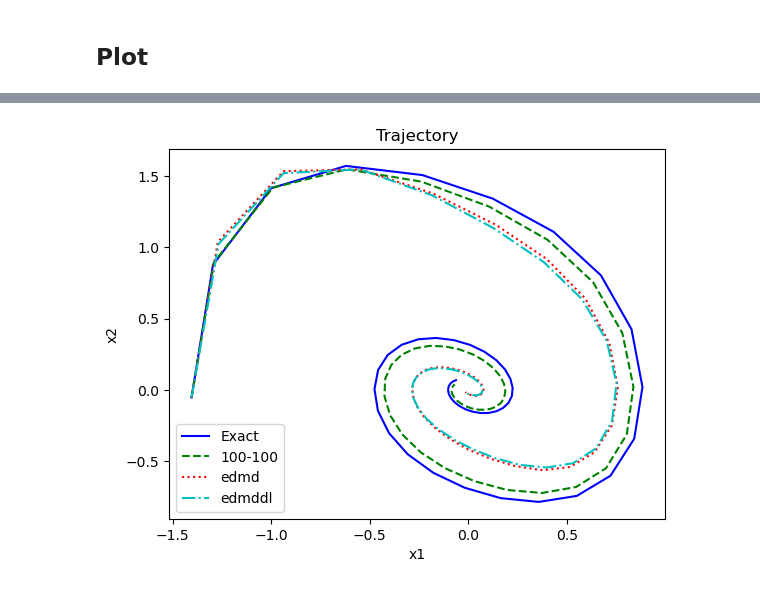
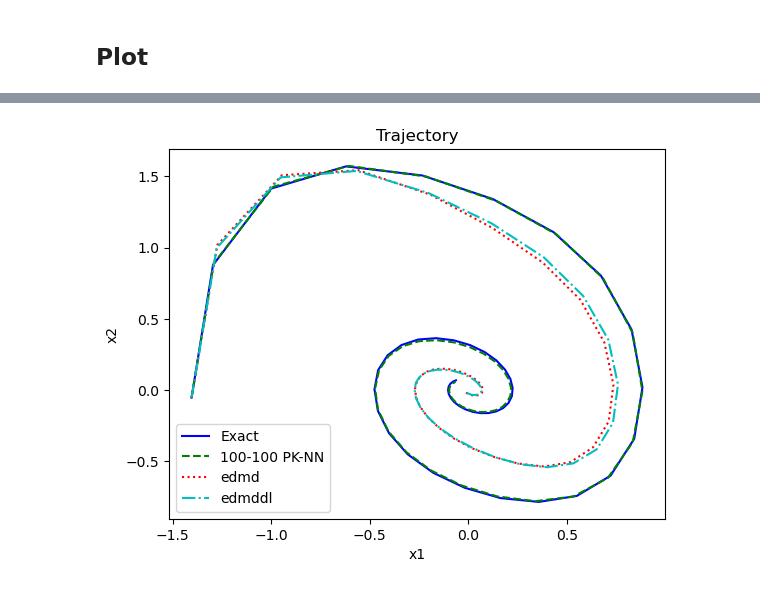
Before and after one commit to ReichtumQian/Para-Koopman-Learning, a Jupyter notebook: example/duffing/100-100duffing.ipynb, the cells around one changed output, grey strips where cells are left out. Saved outputs shown, nothing was run; the diff lists cells and outputs as text; code cells hidden in the pictures.

```diff
--- a/example/duffing/100-100duffing.ipynb
+++ b/example/duffing/100-100duffing.ipynb
@@ -40,36 +44,38 @@ CUDA is available. GPU is being used.
 # %% [markdown]
 ## Plot
+# %%
+param = torch.tensor([[0.5, 1.0, 1.0]]).detach()
+x_min = param_solver.x_min
+x_max = param_solver.x_max
+traj_len = param_solver.traj_len
+dynamics = param_solver.dynamics
+state_pos = [0,1]
+
+# Solving via EDMD and EDMDDL
+edmd_K, edmd_dictionary = edmd_solver.solve(param)
+edmddl_K, edmddl_dictionary = edmddl_solver.solve(param)
+
+
+dataset_predict = pkdl.KoopmanDataSet(dynamics)
+dataset_predict.generate_data(1, traj_len, x_min, x_max, param)
 # %%
-param = torch.tensor([[0.5, 1.0, 1.0]]).detach()
-ode = param_solver.ode
-flowmap = param_solver.flowmap
-x_min = param_solver.x_min
-x_max = param_solver.x_max
-traj_len = param_solver.traj_len
-dim_nontrain = param_solver.dim_nontrain
-state_pos = [1,2]
-
-# Solving via EDMD and EDMDDL
-edmd_K, edmd_dictionary = edmd_solver.solve(param)
-edmddl_K, edmddl_dictionary = edmddl_solver.solve(param)
-
-
-dataset_predict = pkdl.ODEDataSet(ode, flowmap)
-dataset_predict.generate_data(1, traj_len, x_min, x_max, param)
 x_traj = dataset_predict.data_x
 x0 = torch.unsqueeze(dataset_predict.data_x[0], dim=0)
-param_p = param_K.predict(param, x0, param_solver.dictionary, state_pos, traj_len).detach()
+param_dynamics = pkdl.KoopmanDynamics(param_K, param_solver.dictionary, state_pos, 2)
+param_p = param_dynamics.traj(x0, param, traj_len).detach()
 param_x_est_traj = param_p[0, :, :]
-edmd_p = edmd_K.predict(x0, edmd_dictionary, state_pos, traj_len).detach()
+edmd_dynamics = pkdl.KoopmanDynamics(edmd_K, edmd_dictionary, state_pos, 2)
+edmd_p = edmd_dynamics.traj(x0, None, traj_len).detach()
 edmd_x_est_traj = edmd_p[0, :, :]
-edmddl_p = edmddl_K.predict(x0, edmddl_dictionary, state_pos, traj_len).detach()
+edmddl_dynamics = pkdl.KoopmanDynamics(edmddl_K, edmddl_dictionary, state_pos, 2)
+edmddl_p = edmddl_dynamics.traj(x0, None, traj_len).detach()
 edmddl_x_est_traj = edmddl_p[0, :, :]
 
 
 plt.plot(x_traj[:, 0], x_traj[:, 1], linestyle='-', color='b', label='Exact')
-plt.plot(param_x_est_traj[:, 1], param_x_est_traj[:, 2], linestyle='--', color='g', label='100-100 PK-NN')
-plt.plot(edmd_x_est_traj[:, 1], edmd_x_est_traj[:, 2], linestyle=':', color='r', label='edmd')
-plt.plot(edmddl_x_est_traj[:, 1], edmddl_x_est_traj[:, 2], linestyle='-.', color='c', label='edmddl')
+plt.plot(param_x_est_traj[:, 0], param_x_est_traj[:, 1], linestyle='--', color='g', label='100-100 PK-NN')
+plt.plot(edmd_x_est_traj[:, 0], edmd_x_est_traj[:, 1], linestyle=':', color='r', label='edmd')
+plt.plot(edmddl_x_est_traj[:, 0], edmddl_x_est_traj[:, 1], linestyle='-.', color='c', label='edmddl')
 
 
 plt.title('Trajectory')
@@ -83 +87 @@ plt.show()
-[figure, old version]
+[figure, new version]
```
Also changed, not shown: parts of 2 cells of this notebook, 17 other files.
